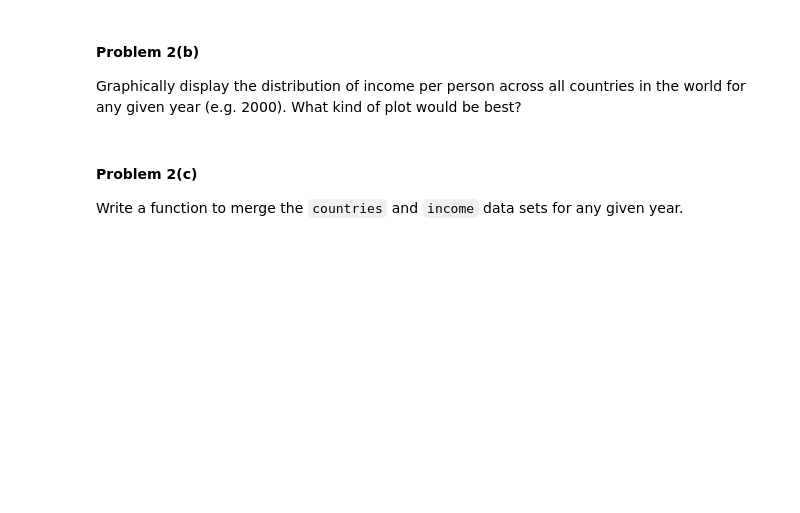
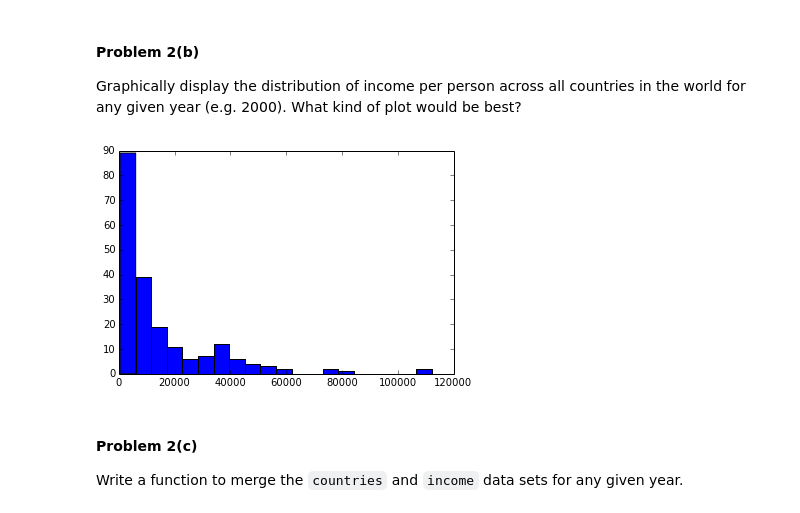
Before and after one commit to karlloic/cs109-2014-homework, a Jupyter notebook: HW1.ipynb, the cells around one changed output. Cells and saved outputs as stored; diff of their text form; code cells hidden in the pictures; blank space fills up the shorter version.

```diff
--- a/HW1.ipynb
+++ b/HW1.ipynb
@@ -267,0 +273,4 @@ Using the [data available on Gapminder](http://www.gapminder.org/data/), load in
+# %%
+#your code here
+income = pd.read_excel('data/indicator gapminder gdp_per_capita_ppp.xlsx', 0)
+income.head()
@@ -269,3 +286,9 @@ Using the [data available on Gapminder](http://www.gapminder.org/data/), load in
 Transform the data set to have years as the rows and countries as the columns. Show the head of this data set when it is loaded.
 # %%
 #your code here
+temp = income.copy()
+temp = temp.T
+# %%
+temp.columns = temp.ix['GDP per capita']
+temp = temp.drop('GDP per capita')
+temp.head()
@@ -271,0 +318,3 @@ Transform the data set to have years as the rows and countries as the columns. S
+# %%
+incomeT = temp.copy()
+incomeT.head()
@@ -278,3 +333,10 @@ Graphically display the distribution of income per person across all countries i
+# %%
+#your code here
+year = 2000
+plt.hist(incomeT.ix[year].dropna(), bins=20)
+plt.show()
+# %% [output]
+[figure, added]
 # %% [markdown]
 #### Problem 2(c)
 
```
Also changed, not shown: parts of 15 cells of this notebook.
